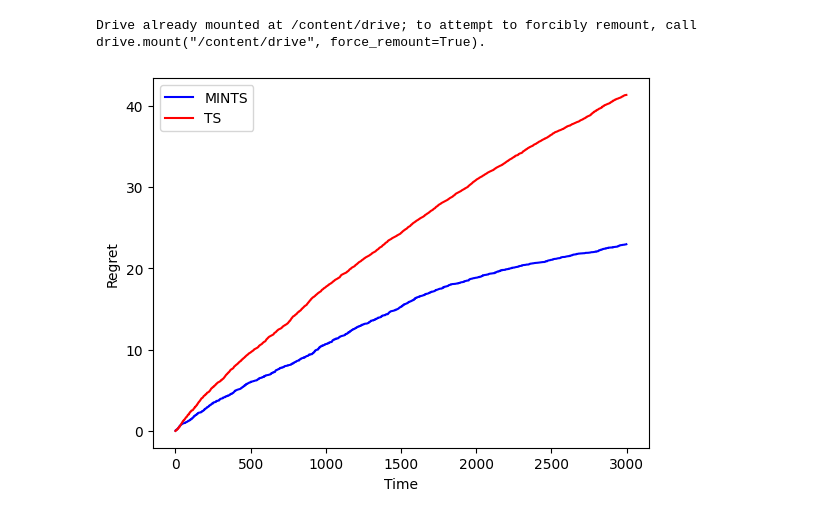
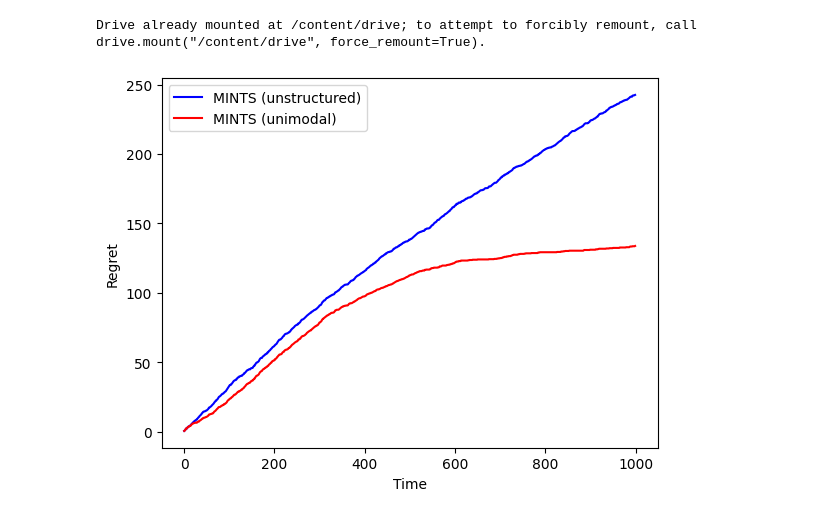
Before and after one commit to kw2934/MINTS, a Jupyter notebook: demo.ipynb, the cells around one changed output. Drawn from its saved outputs; the diff is of its cells as text; code cells hidden in the pictures.

```diff
--- a/demo.ipynb
+++ b/demo.ipynb
@@ -51,26 +50,23 @@ for t in range(T):
 # %%
 ## Plot the regret curves
 
-# define a function to compute the expected revenue given a price
-def expected_revenue(price):
-    return price * (1 - price)
-
-R_max = np.max( expected_revenue(prices) ) # maximum expected revenue
-R_MINTS = np.zeros(T) # record the expected revenue for each round (MINTS)
-R_TS = np.zeros(T) # record the expected revenue for each round (TS)
+R_max = np.max( theta_true ) # maximum expected revenue
+R_unstructured = np.zeros(T) # record the expected revenue for each round (unstructured)
+R_unimodal = np.zeros(T) # record the expected revenue for each round (unimodal)
 
 for t in range(T):
-    R_MINTS[t] = R_max - expected_revenue( prices[mints.decisions[t]] ) # MINTS
-    R_TS[t] = R_max - expected_revenue( prices[ts.decisions[t]] ) # TS
+    R_unstructured[t] = R_max - theta_true[decisions_unstructured[t]] # compute the regret for each round
+    R_unimodal[t] = R_max - theta_true[decisions_unimodal[t]]
 
-regret_MINTS = np.cumsum(R_MINTS)
-regret_TS = np.cumsum(R_TS)
+regret_unstructured = np.cumsum(R_unstructured)
+regret_unimodal = np.cumsum(R_unimodal)
 
-plt.plot(regret_MINTS, 'b')
-plt.plot(regret_TS, 'r')
-plt.legend(['MINTS', 'TS'])
+plt.plot(regret_unstructured, 'b')
+plt.plot(regret_unimodal, 'r')
+plt.legend(['MINTS (unstructured)', 'MINTS (unimodal)'])
 plt.xlabel('Time')
 plt.ylabel('Regret')
+
 plt.savefig('/content/drive/MyDrive/Colab Notebooks/MINTS/regrets.png')
 # %% [output]
-[figure, old version]
+[figure, new version]
```
Also changed, not shown: parts of 5 cells of this notebook, 19 other files.
